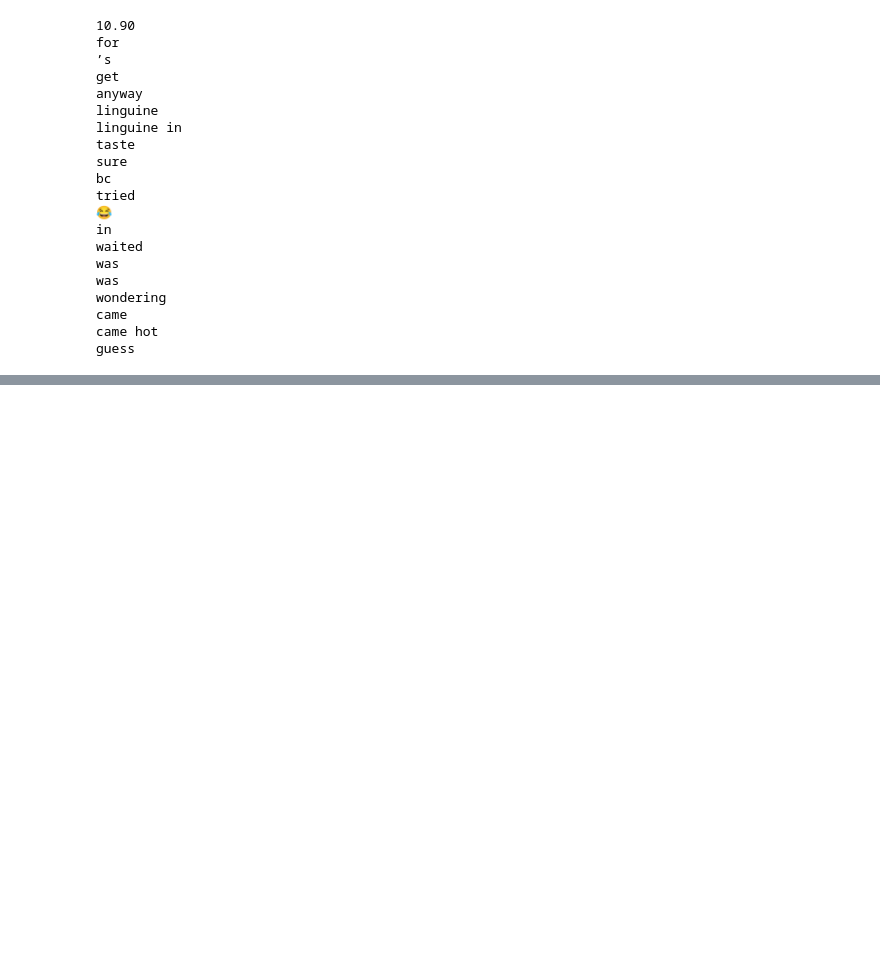
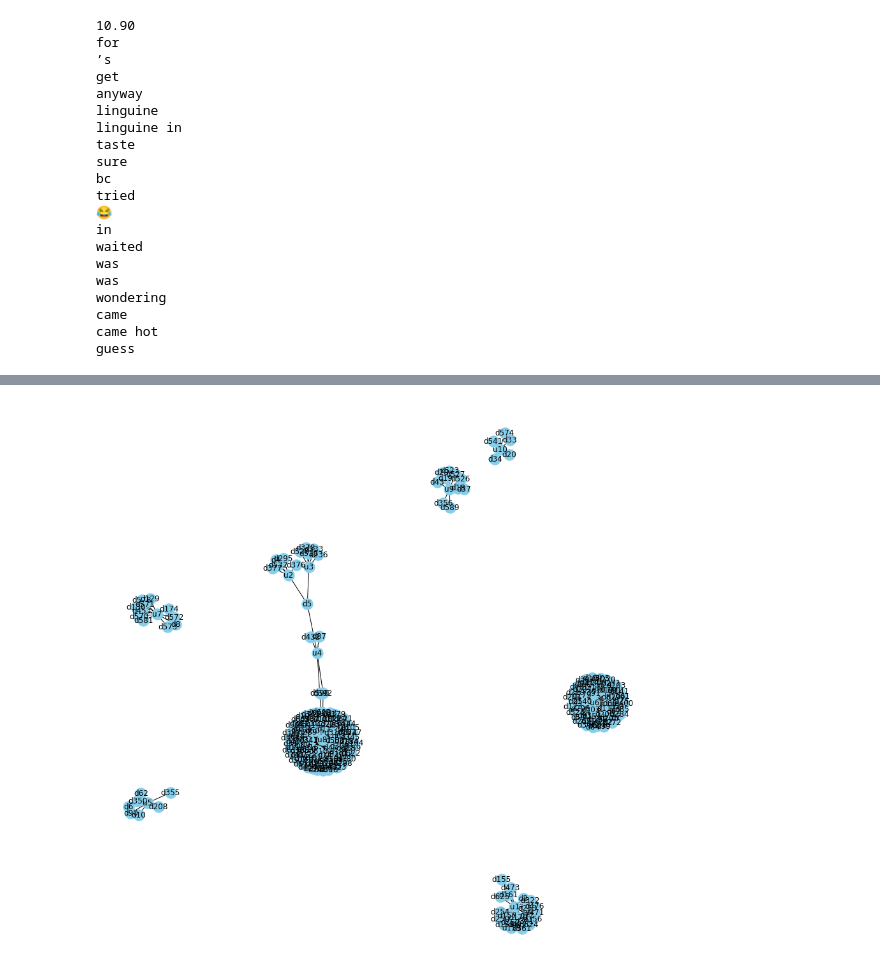
Before and after one commit to ravi-gopalan/DAND_Data_Wrangling, a Jupyter notebook: post_training_processing.ipynb, the cells around one changed output, grey strips where cells are left out. Saved outputs shown, nothing was run; the diff lists cells and outputs as text; code cells hidden in the pictures; blank space fills up the shorter version.

```diff
--- a/post_training_processing.ipynb
+++ b/post_training_processing.ipynb
@@ -453,0 +437,3 @@ nlp.to_disk('trained_model_2020_01_13')
+# %%
+nlp = spacy.load('trained_model_2020_01_14')
+type(nlp)
@@ -908,0 +1035,10 @@ G
+# %%
+H = nx.from_pandas_edgelist(df_graph_anal.query('user_remapped in ["u1","u2","u3","u4","u5","u6","u7","u8","u9","u10" ]'),'user_remapped','dish_remapped',edge_attr=True)
+plt.figure(figsize=(12,12))
+
+pos = nx.spring_layout(H)
+#pos = nx.spectral_layout(G)
+nx.draw(H, with_labels=True, node_color='skyblue', edge_cmap=plt.cm.Blues, pos = pos)
+plt.show()
+# %% [output]
+[figure, added]
```
Also changed, not shown: parts of 50 cells of this notebook.
